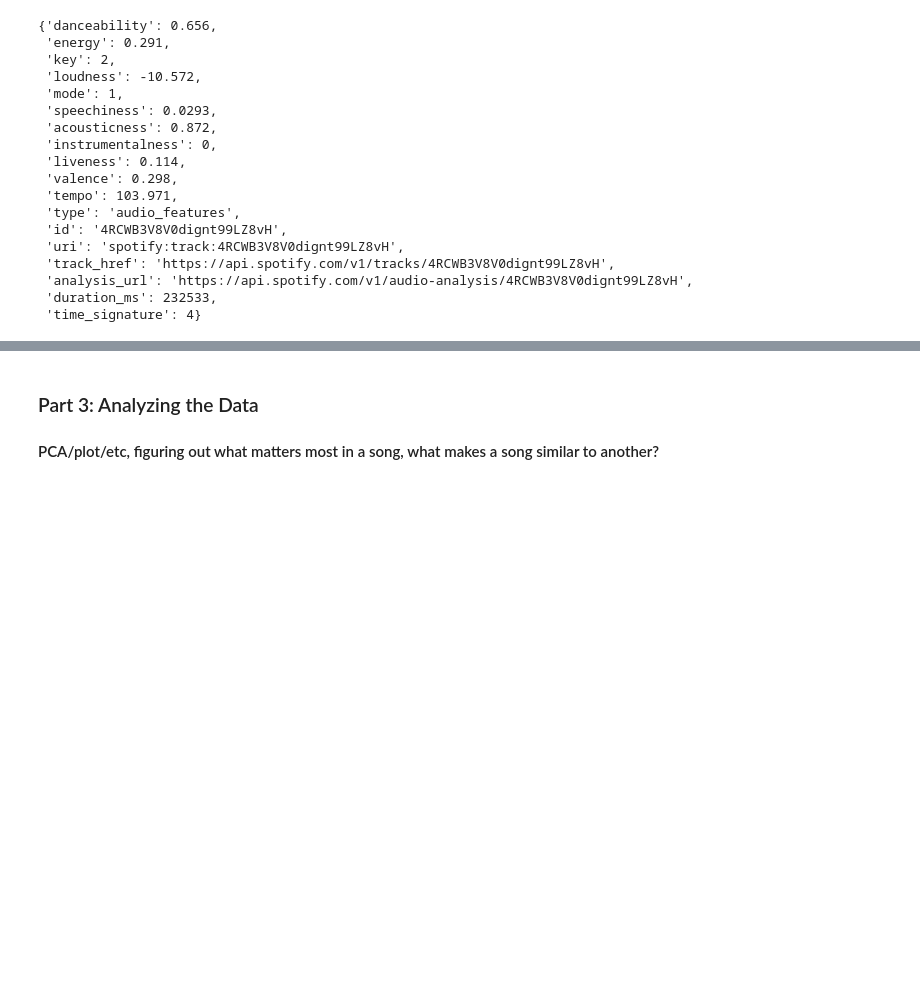
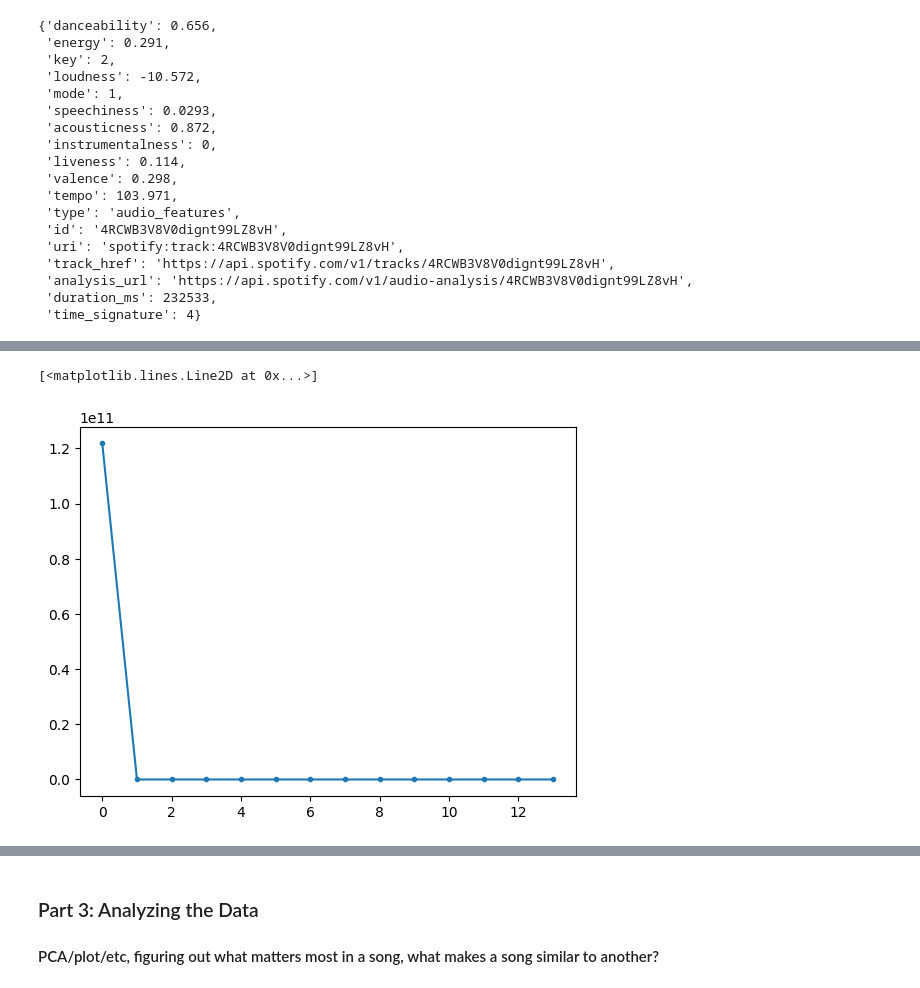
Before and after one commit to JessicaGolden/music_108, a Jupyter notebook: music_108_v01.ipynb, the cells around one changed output, grey strips where cells are left out. Drawn from its saved outputs; the diff is of its cells as text; code cells hidden in the pictures; blank space fills up the shorter version.

```diff
--- a/music_108_v01.ipynb
+++ b/music_108_v01.ipynb
@@ -144,0 +180,6 @@ counts
+# %%
+# scree plot
+plt.plot(s**2, marker='.')
+# %% [output]
+[<matplotlib.lines.Line2D at 0x...>]
+[figure, added]
```
Also changed, not shown: parts of 8 cells of this notebook.
